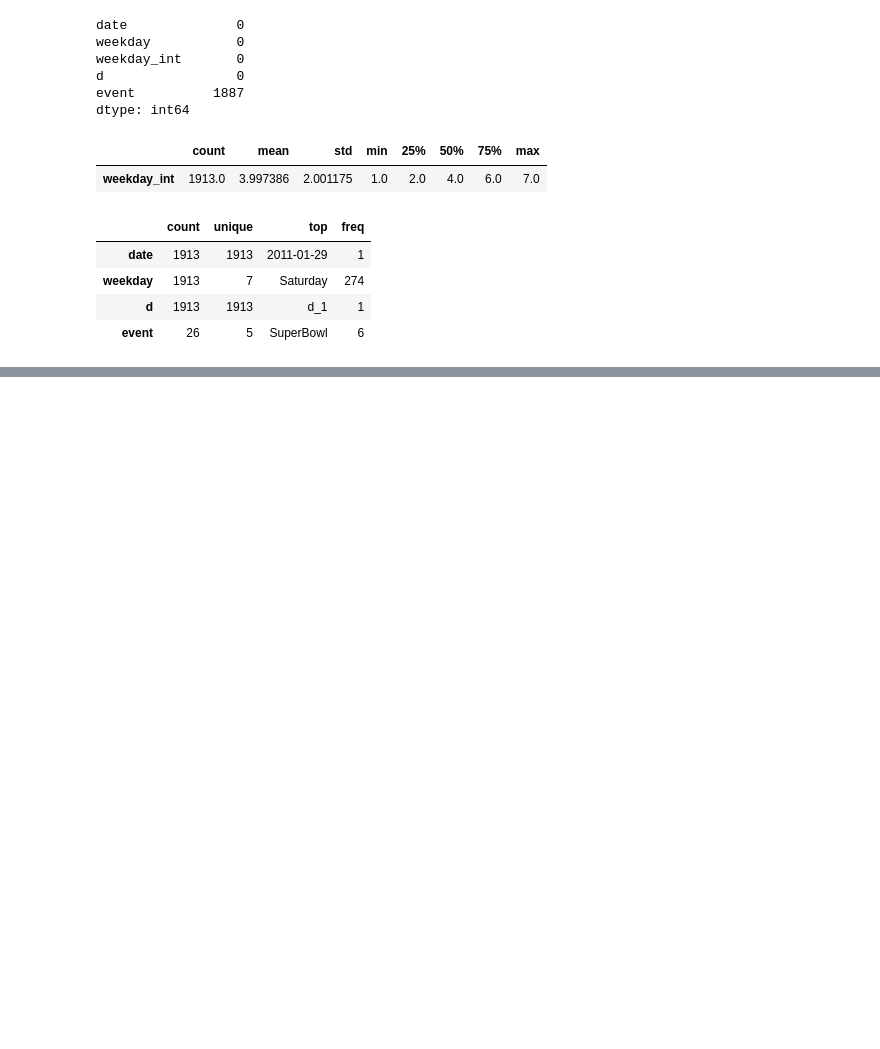
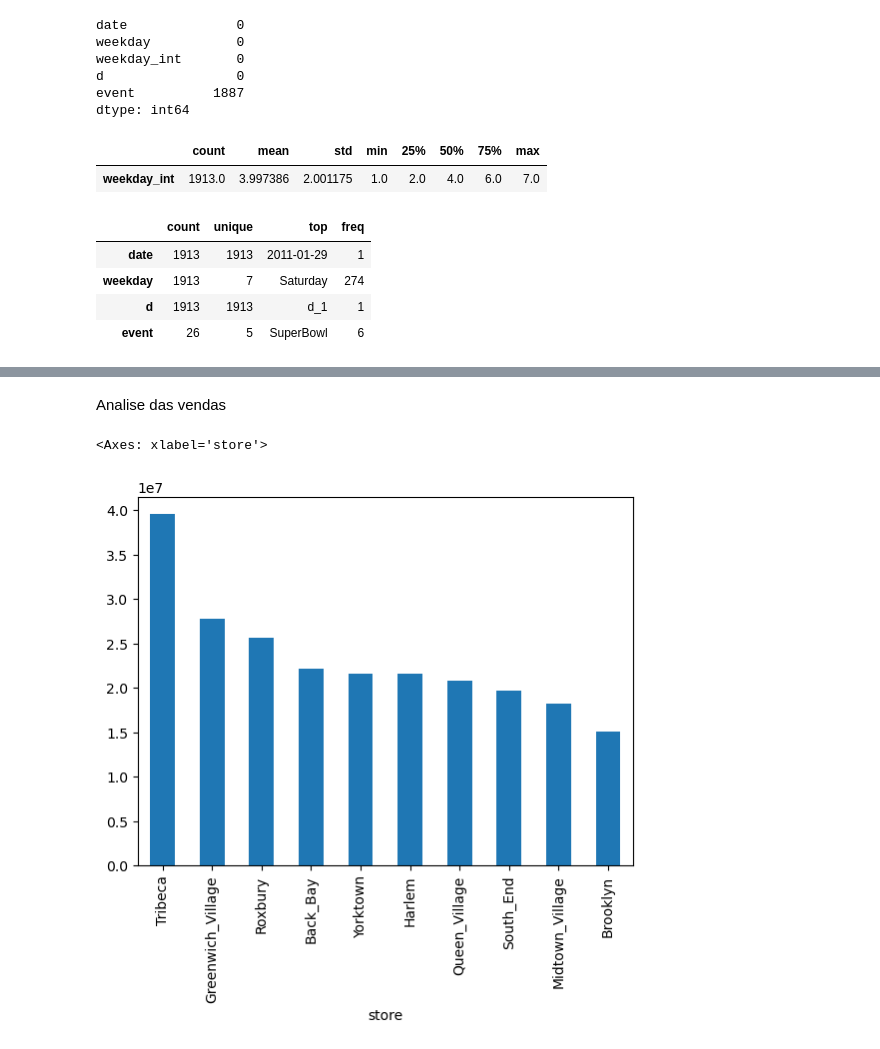
Before and after one commit to 15murakamie/dsmarket-time-series, a Jupyter notebook: main_dsmarket.ipynb, the cells around one changed output, grey strips where cells are left out. Drawn from its saved outputs; the diff is of its cells as text; code cells hidden in the pictures; blank space fills up the shorter version.

Commit message:
Analise exploratoria dos dados

```diff
--- a/main_dsmarket.ipynb
+++ b/main_dsmarket.ipynb
@@ -232,0 +267,6 @@ df_events.describe(include=['object']).T
+# %%
+#merge entre sales e events
+df_sales_daily = sales_melted.merge(df_events, how='left', on='day')
+# %%
+#merge entre df anterior e mean_prices
+df = df_sales_daily.merge(df_mean_prices, how='left', on='item')
@@ -232,0 +287,13 @@ df_events.describe(include=['object']).T
+# %%
+#criando uma coluna com o total sale por item diaraimente
+df['total_sale'] = df['units_sold'] * df['sell_price']
+# %% [markdown]
+Analise das vendas
+# %%
+#Analisando vendas por loja
+sales_per_store = df.groupby('store')['total_sale'].sum().sort_values(ascending=False)
+# %%
+sales_per_store.plot(kind='bar')
+# %% [output]
+<Axes: xlabel='store'>
+[figure, added]
```
Also changed, not shown: parts of 30 cells of this notebook.
